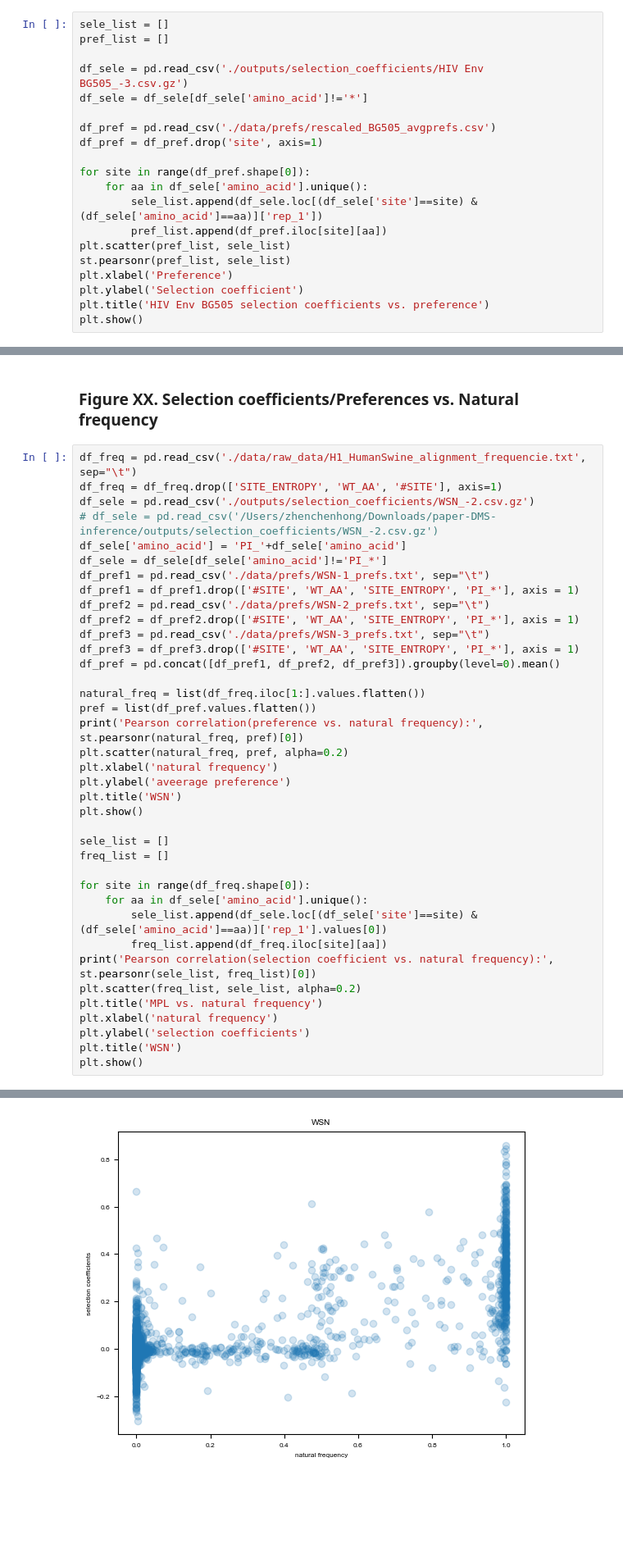
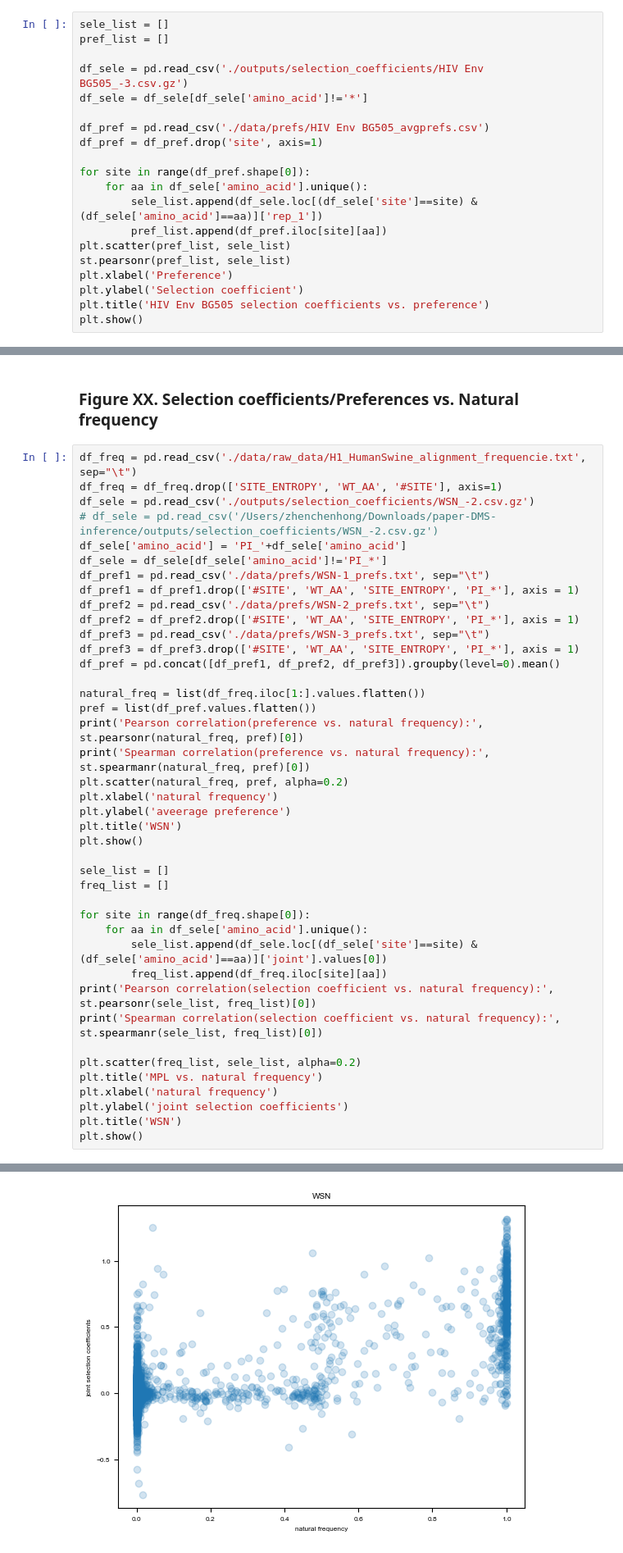
Before and after one commit to bartonlab/paper-DMS-inference, a Jupyter notebook: figures.ipynb, the cells around one changed output, grey strips where cells are left out. Shown at 82% size. Cells and saved outputs as stored; diff of their text form; blank space fills up the shorter version.

Commit message:
update joint inference

```diff
--- a/figures.ipynb
+++ b/figures.ipynb
@@ -83,7 +83,7 @@ pref_list = []
 df_sele = pd.read_csv('./outputs/selection_coefficients/HIV Env BG505_-3.csv.gz')
 df_sele = df_sele[df_sele['amino_acid']!='*']
 
-df_pref = pd.read_csv('./data/prefs/rescaled_BG505_avgprefs.csv')
+df_pref = pd.read_csv('./data/prefs/HIV Env BG505_avgprefs.csv')
 df_pref = df_pref.drop('site', axis=1)
 
 for site in range(df_pref.shape[0]):
@@ -119,6 +118,7 @@ df_pref = pd.concat([df_pref1, df_pref2, df_pref3]).groupby(level=0).mean()
 natural_freq = list(df_freq.iloc[1:].values.flatten())
 pref = list(df_pref.values.flatten())
 print('Pearson correlation(preference vs. natural frequency):', st.pearsonr(natural_freq, pref)[0])
+print('Spearman correlation(preference vs. natural frequency):', st.spearmanr(natural_freq, pref)[0])
 plt.scatter(natural_freq, pref, alpha=0.2)
 plt.xlabel('natural frequency')
 plt.ylabel('aveerage preference')
@@ -130,13 +130,15 @@ freq_list = []
 
 for site in range(df_freq.shape[0]):
     for aa in df_sele['amino_acid'].unique():
-        sele_list.append(df_sele.loc[(df_sele['site']==site) & (df_sele['amino_acid']==aa)]['rep_1'].values[0])
+        sele_list.append(df_sele.loc[(df_sele['site']==site) & (df_sele['amino_acid']==aa)]['joint'].values[0])
         freq_list.append(df_freq.iloc[site][aa])
 print('Pearson correlation(selection coefficient vs. natural frequency):', st.pearsonr(sele_list, freq_list)[0])
+print('Spearman correlation(selection coefficient vs. natural frequency):', st.spearmanr(sele_list, freq_list)[0])
+
 plt.scatter(freq_list, sele_list, alpha=0.2)
 plt.title('MPL vs. natural frequency')
 plt.xlabel('natural frequency')
-plt.ylabel('selection coefficients')
+plt.ylabel('joint selection coefficients')
 plt.title('WSN')
 plt.show()
 # %% [output]
@@ -146 +150 @@ Pearson correlation(selection coefficient vs. natural frequency): 0.783953616961
-[figure, old version]
+[figure, new version]
```
Also changed, not shown: parts of 6 cells of this notebook, 26 other files.
